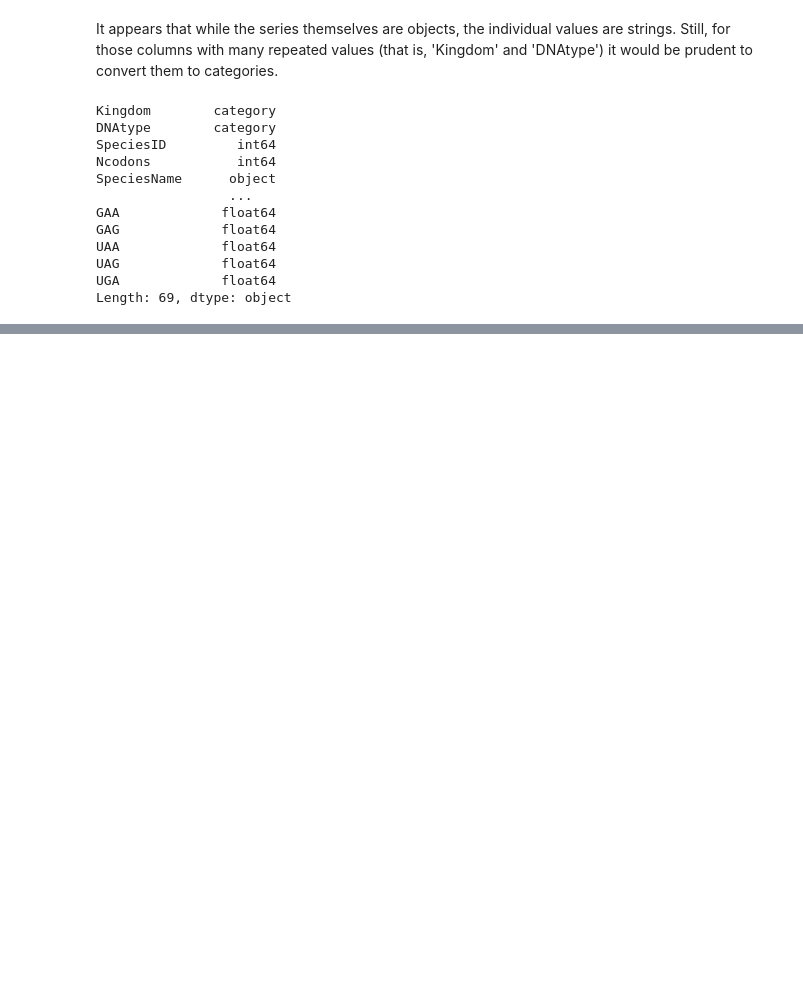
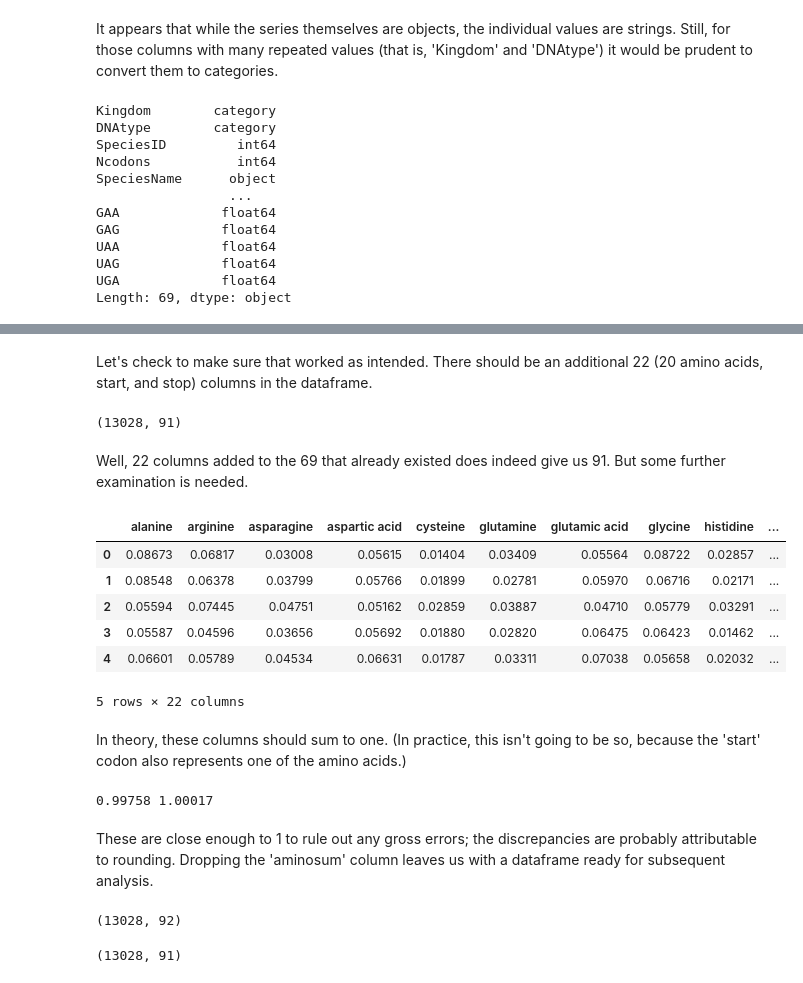
Before and after one commit to skizlik/capstone-2-dna-taxon-prediction, a Jupyter notebook: Capstone 2 Data Wrangling v 1.ipynb, the cells around one changed output, grey strips where cells are left out. Saved outputs shown, nothing was run; the diff lists cells and outputs as text; code cells hidden in the pictures; blank space fills up the shorter version.

Commit message:
Add files via upload
Applied a dictionary to count total amino acids across all codons.

```diff
--- a/Capstone 2 Data Wrangling v 1.ipynb
+++ b/Capstone 2 Data Wrangling v 1.ipynb
@@ -266,0 +360,3 @@ Length: 69, dtype: object
+# %%
+codon_usage['UUU'] = pd.to_numeric(codon_usage['UUU'], errors='coerce')
+codon_usage['UUC'] = pd.to_numeric(codon_usage['UUC'], errors='coerce')
@@ -266,0 +371,7 @@ Length: 69, dtype: object
+# %%
+codon_usage['UUU'] = codon_usage['UUU'].fillna(0)
+codon_usage['UUC'] = codon_usage['UUC'].fillna(0)
+
+# and check:
+
+print("UUU:", codon_usage['UUU'].isna().values.sum(), "UUC:", codon_usage['UUC'].isna().values.sum())
@@ -266,0 +382,50 @@ Length: 69, dtype: object
+# %%
+codon_usage['UUU'] = codon_usage['UUU'].astype('float64')
+codon_usage['UUC'] = codon_usage['UUC'].astype('float64')
+# %%
+for amino, codons in amino_codons.items():
+    codon_usage[amino] = 0
+    for codon in codons:
+        codon_usage[amino] += codon_usage[codon]
+# %% [markdown]
+Let's check to make sure that worked as intended.  There should be an additional 22 (20 amino acids, start, and stop) columns in the dataframe.
+# %%
+codon_usage.shape
+# %% [output]
+(13028, 91)
+# %% [markdown]
+Well, 22 columns added to the 69 that already existed does indeed give us 91.  But some further examination is needed.
+# %%
+aminos = ['alanine', 'arginine', 'asparagine', 'aspartic acid', 'cysteine', 'glutamine', 'glutamic acid', 'glycine', 'histidine',
+          'isoleucine', 'leucine', 'lysine', 'methionine', 'phenylalanine', 'proline', 'serine', 'threonine', 'tryptophan',
+          'tyrosine', 'valine', 'start', 'stop']
+codon_usage[aminos].head()
+# %% [output]
+|  | alanine | arginine | asparagine | aspartic acid | cysteine | glutamine | glutamic acid | glycine | histidine | ... |
+| 0 | 0.08673 | 0.06817 | 0.03008 | 0.05615 | 0.01404 | 0.03409 | 0.05564 | 0.08722 | 0.02857 | ... |
+| 1 | 0.08548 | 0.06378 | 0.03799 | 0.05766 | 0.01899 | 0.02781 | 0.05970 | 0.06716 | 0.02171 | ... |
+| 2 | 0.05594 | 0.07445 | 0.04751 | 0.05162 | 0.02859 | 0.03887 | 0.04710 | 0.05779 | 0.03291 | ... |
+| 3 | 0.05587 | 0.04596 | 0.03656 | 0.05692 | 0.01880 | 0.02820 | 0.06475 | 0.06423 | 0.01462 | ... |
+| 4 | 0.06601 | 0.05789 | 0.04534 | 0.06631 | 0.01787 | 0.03311 | 0.07038 | 0.05658 | 0.02032 | ... |
+5 rows × 22 columns
+# %% [markdown]
+In theory, these columns should sum to one.  (In practice, this isn't going to be so, because the 'start' codon also represents one of the amino acids.)
+# %%
+codon_usage['aminosum'] = 0
+for amino in aminos:
+    codon_usage['aminosum'] += codon_usage[amino]
+codon_usage['aminosum'] -= codon_usage['start']
+print(codon_usage['aminosum'].min(), codon_usage['aminosum'].max())
+# %% [output]
+0.99758 1.00017
+# %% [markdown]
+These are close enough to 1 to rule out any gross errors; the discrepancies are probably attributable to rounding.  Dropping the 'aminosum' column leaves us with a dataframe ready for subsequent analysis.
+# %%
+codon_usage.shape
+# %% [output]
+(13028, 92)
+# %%
+codon_usage.drop('aminosum', axis=1, inplace=True)
+codon_usage.shape
+# %% [output]
+(13028, 91)
```
Also changed, not shown: parts of 16 cells of this notebook.
